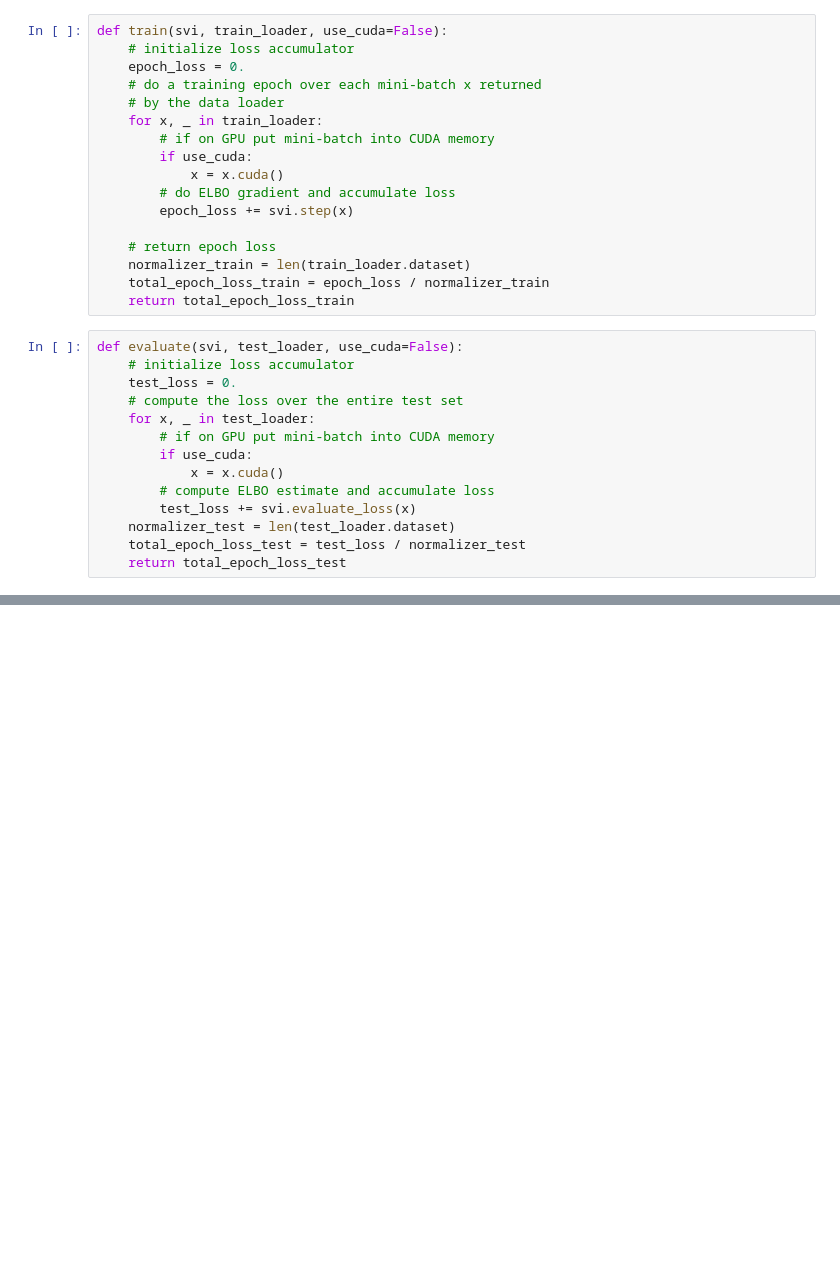
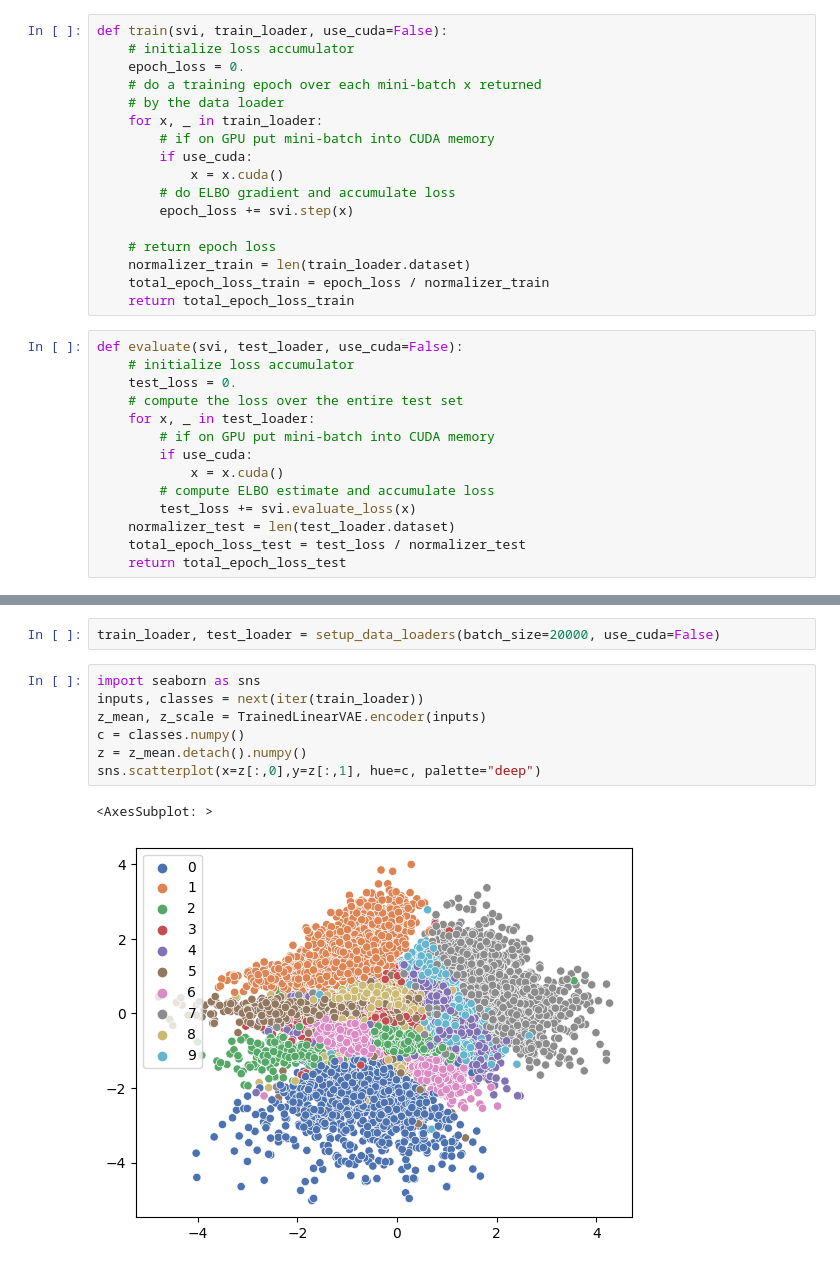
Before and after one commit to stojl/pml_exam, a Jupyter notebook: main.ipynb, the cells around one changed output, grey strips where cells are left out. Cells and saved outputs as stored; diff of their text form; blank space fills up the shorter version.

```diff
--- a/main.ipynb
+++ b/main.ipynb
@@ -100,0 +117,12 @@ plt.show()
+# %%
+train_loader, test_loader = setup_data_loaders(batch_size=20000, use_cuda=False)
+# %%
+import seaborn as sns
+inputs, classes = next(iter(train_loader))
+z_mean, z_scale = TrainedLinearVAE.encoder(inputs)
+c = classes.numpy()
+z = z_mean.detach().numpy()
+sns.scatterplot(x=z[:,0],y=z[:,1], hue=c, palette="deep")
+# %% [output]
+<AxesSubplot: >
+[figure, added]
```
Also changed, not shown: parts of 4 cells of this notebook, 1 other file.
